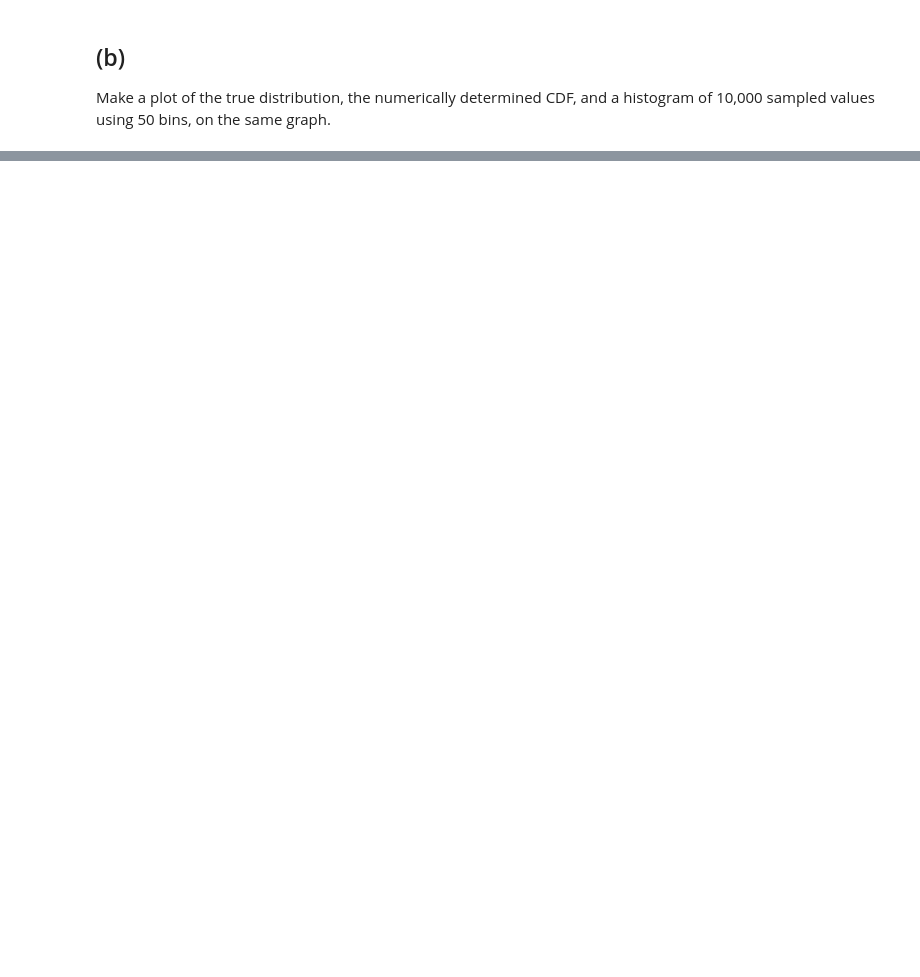
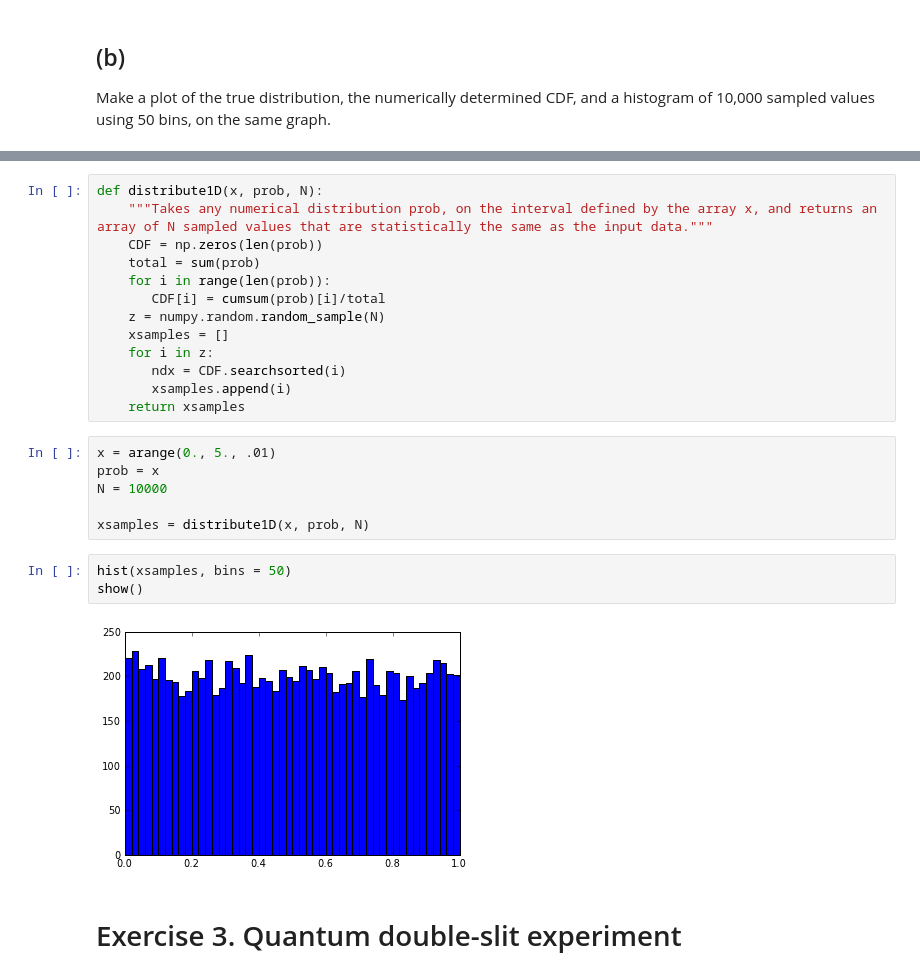
Before and after one commit to ssteeper/PHYS-202-13, a Jupyter notebook: week8/RandomNumbers.ipynb, the cells around one changed output, grey strips where cells are left out. Saved outputs shown, nothing was run; the diff lists cells and outputs as text; blank space fills up the shorter version.

```diff
--- a/week8/RandomNumbers.ipynb
+++ b/week8/RandomNumbers.ipynb
@@ -157,0 +166,27 @@ show()
+# %%
+def distribute1D(x, prob, N):
+    """Takes any numerical distribution prob, on the interval defined by the array x, and returns an array of N sampled values that are statistically the same as the input data."""
+    CDF = np.zeros(len(prob))
+    total = sum(prob)
+    for i in range(len(prob)):
+       CDF[i] = cumsum(prob)[i]/total
+    z = numpy.random.random_sample(N)
+    xsamples = []
+    for i in z:
+       ndx = CDF.searchsorted(i)
+       xsamples.append(i)
+    return xsamples
+# %%
+x = arange(0., 5., .01)
+prob = x
+N = 10000
+
+xsamples = distribute1D(x, prob, N)
+# %%
+hist(xsamples, bins = 50)
+show()
+# %% [output]
+[figure, added]
+# %% [markdown]
+Exercise 3. Quantum double-slit experiment
+=
```
Also changed, not shown: parts of 18 cells of this notebook, 1 other file.
